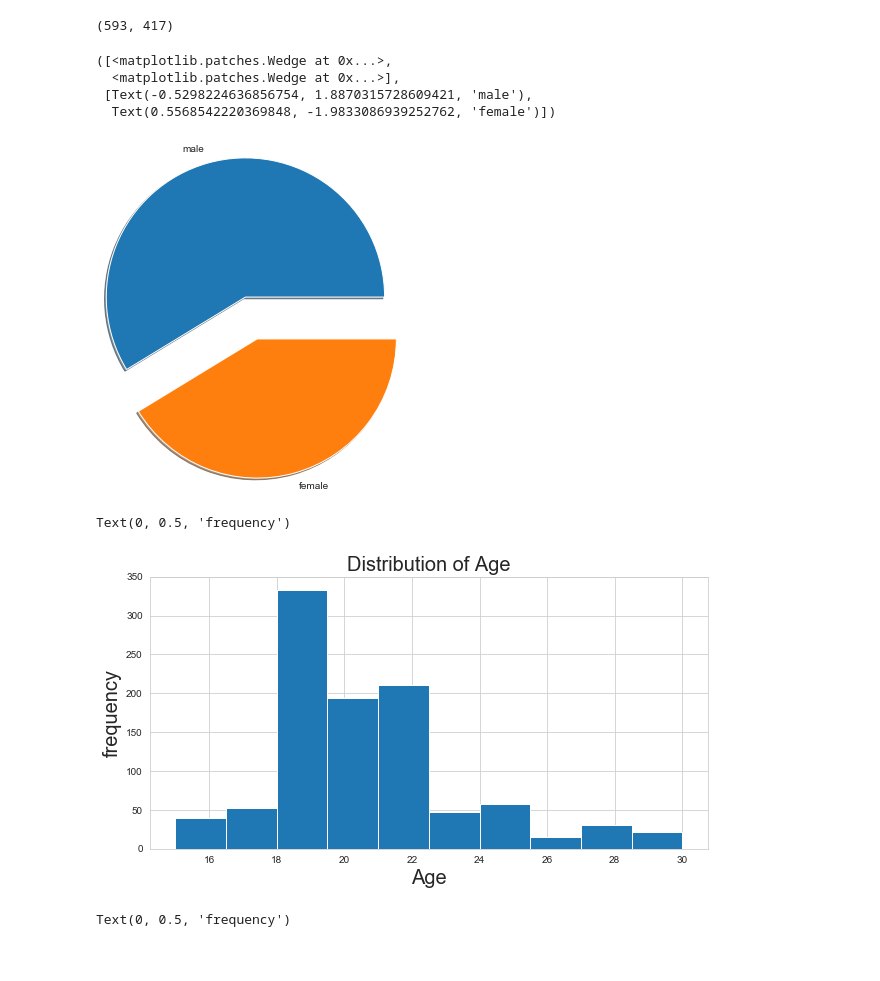
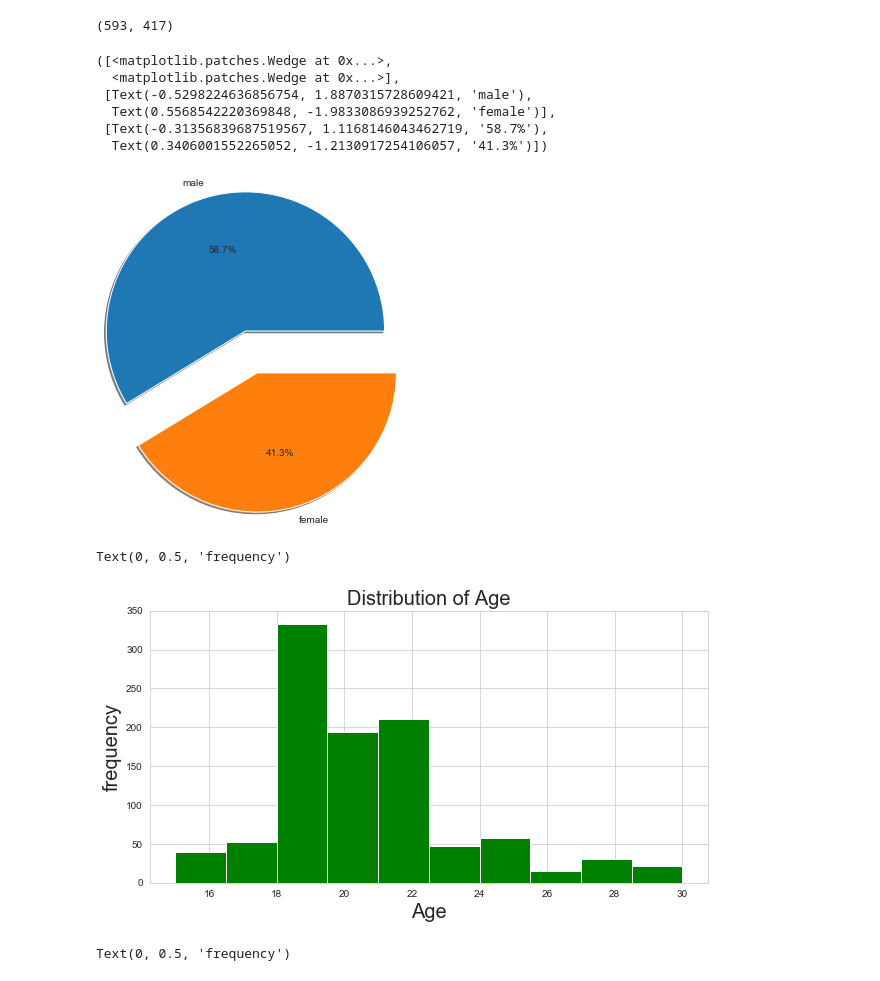
Before and after one commit to sudhanshuranjansr/Human_Happiness_index, a Jupyter notebook: master_project_1.0.ipynb, the cells around one changed output. Cells and saved outputs as stored; diff of their text form; code cells hidden in the pictures.

```diff
--- a/master_project_1.0.ipynb
+++ b/master_project_1.0.ipynb
@@ -308,21 +317,23 @@ g1
 # %% [output]
 (593, 417)
 # %%
-plt.pie(g1,labels=["male","female"],radius=1.6,shadow=True,explode=[.2,.3])
+plt.pie(g1,labels=["male","female"],radius=1.6,shadow=True,explode=[.2,.3],autopct='%1.1f%%')
 # %% [output]
 ([<matplotlib.patches.Wedge at 0x...>,
   <matplotlib.patches.Wedge at 0x...>],
  [Text(-0.5298224636856754, 1.8870315728609421, 'male'),
-  Text(0.5568542220369848, -1.9833086939252762, 'female')])
+  Text(0.5568542220369848, -1.9833086939252762, 'female')],
+ [Text(-0.31356839687519567, 1.1168146043462719, '58.7%'),
+  Text(0.3406001552265052, -1.2130917254106057, '41.3%')])
-[figure, old version]
+[figure, new version]
 # %%
-df["Age"].plot(kind="hist",figsize=(10,5))
+df["Age"].plot(kind="hist",figsize=(10,5),color="g")
 plt.title("Distribution of Age",fontsize=20)
 plt.xlabel("Age",fontsize=20)
 plt.ylabel("frequency",fontsize=20)
 # %% [output]
 Text(0, 0.5, 'frequency')
-[figure, old version]
+[figure, new version]
 # %%
 sns.distplot(df["Age"].values,bins=20,
               kde_kws={"color":"red","label":"kde plot"},
```
Also changed, not shown: parts of 23 cells of this notebook.
